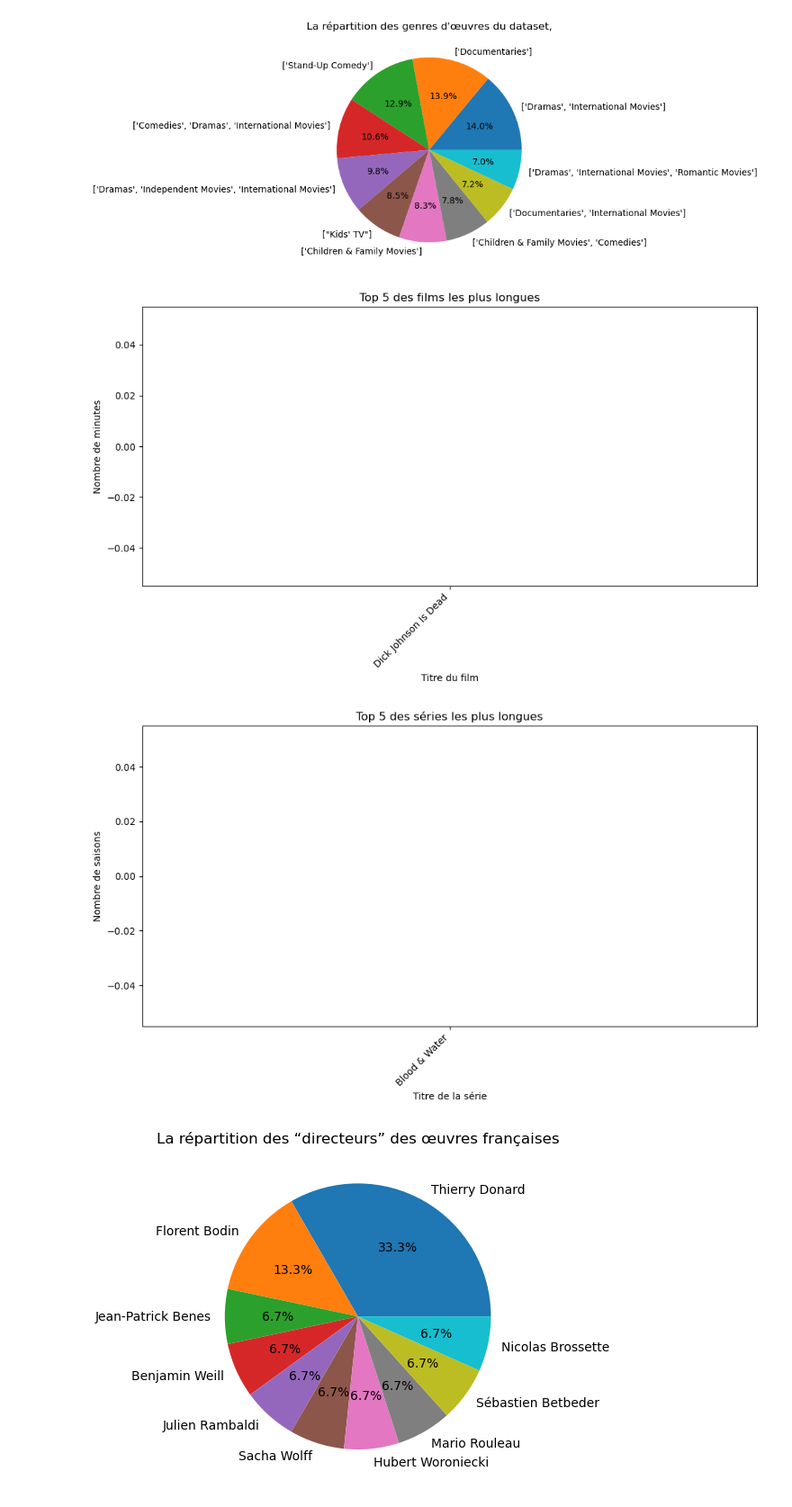
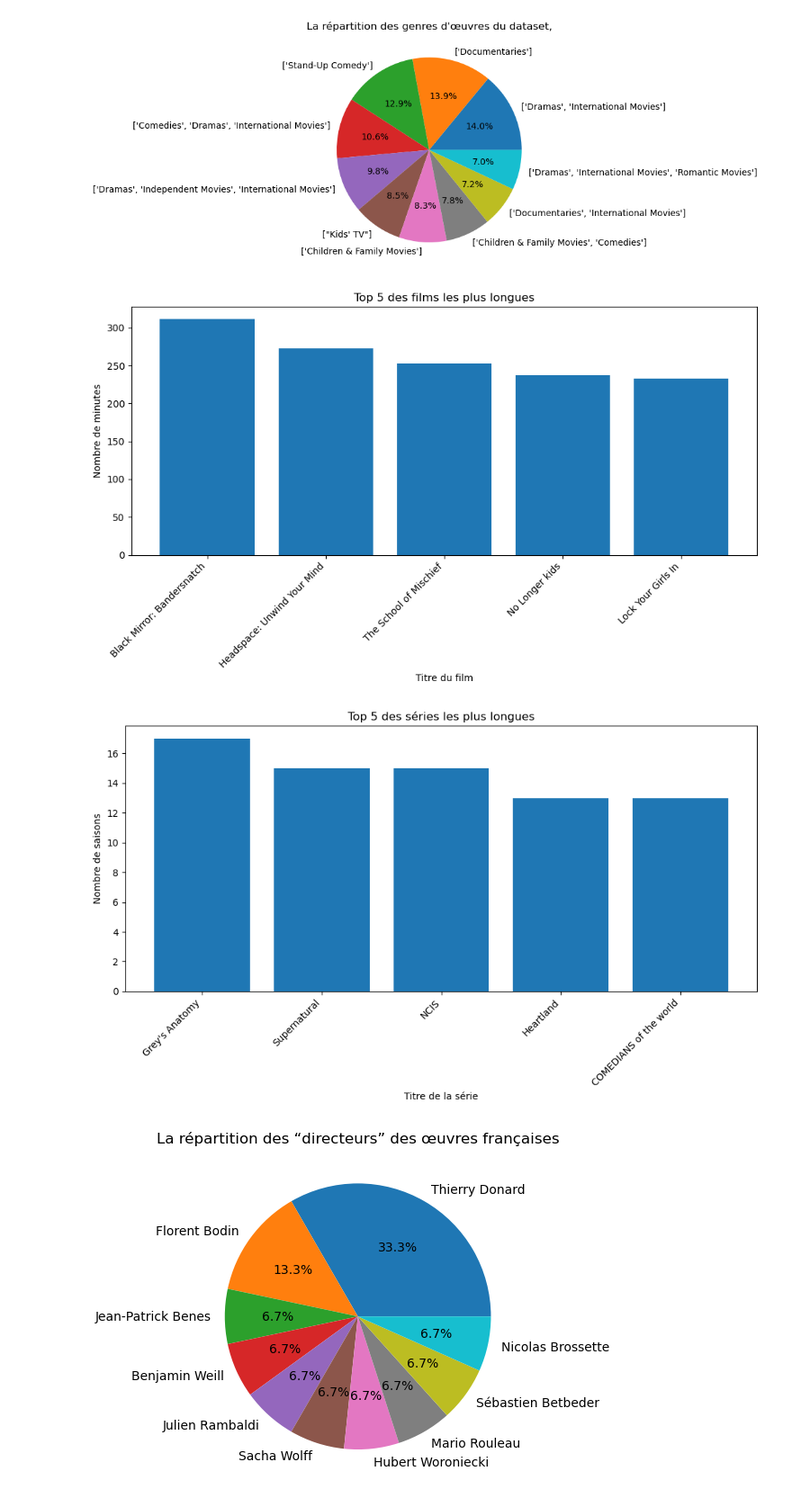
Before and after one commit to pierre-louis-rigaud/netflix-insights, a Jupyter notebook: Netflix Data Analysis.ipynb, the cells around one changed output. Shown at 90% size. Cells and saved outputs as stored; diff of their text form; code cells hidden in the pictures.

```diff
--- a/Netflix Data Analysis.ipynb
+++ b/Netflix Data Analysis.ipynb
@@ -335,10 +329,9 @@ print(data.head())
 question 18
 '''
 
+# Modifier la colonne 'listed_in' pour transformer les chaînes de caractères en listes de chaînes
+data['listed_in'] = data['listed_in'].str.split(', ')
 
-# Convertir la chaîne de caractères en une liste de chaînes de caractères
-data['listed_in'] = data['listed_in'].str.split(',').apply(lambda x: [s.strip() for s in x])
-
-# Afficher les premières lignes pour vérifier le résultat
-print(data.head())
+# Afficher les premières valeurs pour vérifier
+print(data['listed_in'].head())
 # %% [output]
@@ -408,7 +405,7 @@ question 21 & 22
 
 
 # Supprimer les espaces en trop dans la colonne "date_added"
-data["date_added"] = data["date_added"].str.strip()
+# data["date_added"] = data["date_added"].str.strip()
 
 # Convertir la colonne "date_added" en datetime en indiquant le format
 data["date_added"] = pd.to_datetime(data["date_added"], format='%B %d, %Y')
@@ -416,12 +413,12 @@ data["date_added"] = pd.to_datetime(data["date_added"], format='%B %d, %Y')
 #selection des films
 films = data[data["type"]=="Movie"]
 #selection des films
-films = data[data["type"]=="TV Show"]
+serie = data[data["type"]=="TV Show"]
 
 # Extraire l'année à partir de la colonne "date_added" et la mettre dans une nouvelle colonne "film_par_an"
 data["film_par_an"] = films["date_added"].dt.year
 # pareil mais en mettant dans une colonne "films_par_an"
-data["films_par_an"] = films["date_added"].dt.year
+data["serie_par_an"] = serie["date_added"].dt.year
 
 # Compter le nombre de films ajoutés chaque année
 films_par_annee = data.groupby("film_par_an").size()
@@ -432,10 +429,10 @@ print("------------------------------------------------------")
 
 
 # Extraire l'année à partir de la colonne "date_added" et la mettre dans une nouvelle colonne "films_par_an"
-data["films_par_an"] = films["date_added"].dt.year
+data["films_par_an"] = serie["date_added"].dt.year
 
 # Compter le nombre de films ajoutés chaque année
-films_par_annee = data.groupby("films_par_an").size()
+films_par_annee = data.groupby("serie_par_an").size()
 
 # Afficher le nombre de films ajoutés chaque année dans l'ordre croissant des années de sortie
 print(films_par_annee)
@@ -580,9 +606,6 @@ plt.show()
 question 23 h
 '''
 
-
-# Extraire les nombres de la colonne "duration"
-data["duration"] = data["duration"].str.extract('(\d+)').astype(float)
 
 # Trier les séries par durée (en ordre décroissant)
 top_films = data[data["type"] == "Movie"].sort_values(by="duration", ascending=False).head(5)
@@ -597,29 +620,26 @@ plt.xticks(rotation=45, ha='right')  # Rotation des étiquettes sur l'axe des x
 plt.tight_layout()  # Ajustement automatique de la disposition pour éviter la superposition
 plt.show()
 # %% [output]
-[figure, old version]
+[figure, new version]
 # %%
 '''
 question 23 i
 '''
 
-# Extraire les nombres de la colonne "duration"
-# data["duration"] = data["duration"].str.extract('(\d+)').astype(float)
-
 # Trier les séries par durée (en ordre décroissant)
-top_films = data[data["type"] == "TV Show"].sort_values(by="duration", ascending=False).head(5)
+top_serie = data[data["type"] == "TV Show"].sort_values(by="duration", ascending=False).head(5)
 
 # Créer le diagramme à barres
 plt.figure(figsize=(10, 6))
-plt.bar(top_films["title"], top_films["duration"])
+plt.bar(top_serie["title"], top_serie["duration"])
 plt.xlabel('Titre de la série')
 plt.ylabel('Nombre de saisons')
 plt.title('Top 5 des séries les plus longues')
 plt.xticks(rotation=45, ha='right')  # Rotation des étiquettes sur l'axe des x
 plt.tight_layout()  # Ajustement automatique de la disposition pour éviter la superposition
 plt.show()
 # %% [output]
-[figure, old version]
+[figure, new version]
 # %%
 '''
 question 23 j
```
Also changed, not shown: parts of 10 cells of this notebook.
